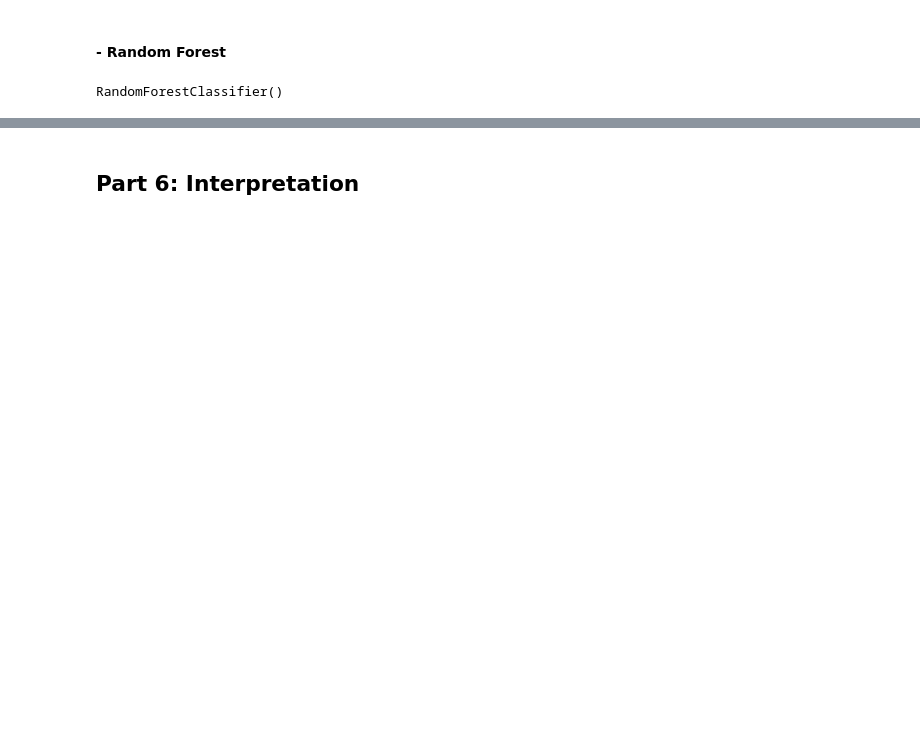
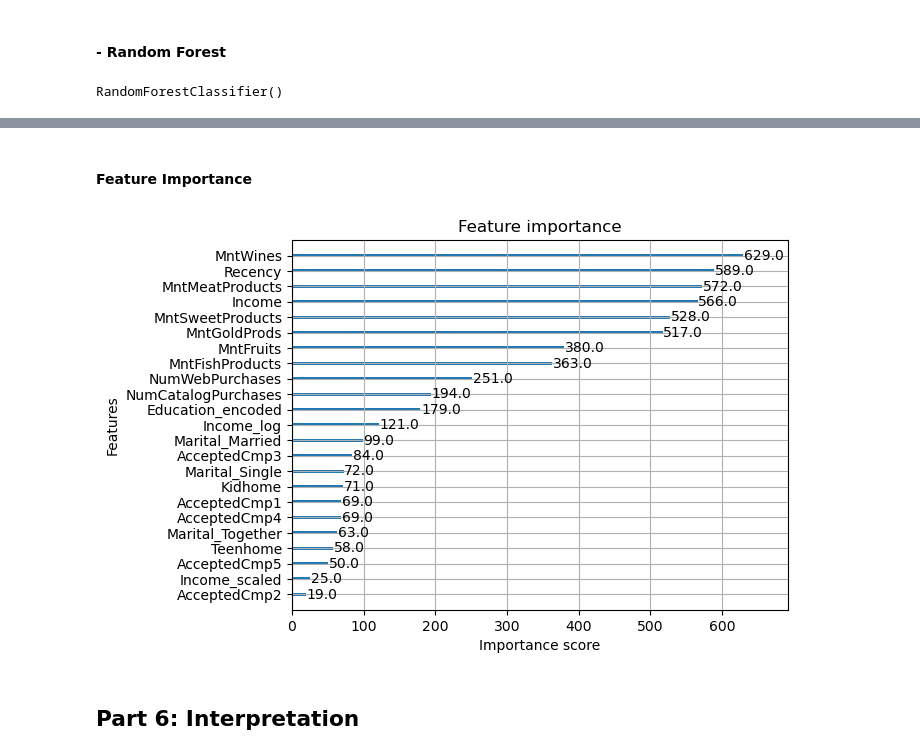
Before and after one commit to AnishaChoudhury02/Anisha-Tu-DATA300-Group-Project, a Jupyter notebook: Response Prediction.ipynb, the cells around one changed output, grey strips where cells are left out. Cells and saved outputs as stored; diff of their text form; code cells hidden in the pictures; blank space fills up the shorter version.

Commit message:
add xgboost

```diff
--- a/Response Prediction.ipynb
+++ b/Response Prediction.ipynb
@@ -387,7 +387,7 @@ plt.show()
 # %%
 #Split X and y for model training
 X_train_balanced = train_upsampled.drop(columns=['Response'])
-y_train_balanced = train_upsampled['Response'].to_numpy().reshape(-1, 1)
+y_train_balanced = train_upsampled['Response'].to_numpy().reshape(-1, 1).ravel()
 # %% [markdown]
 ## Models
 # %% [markdown]
@@ -520,0 +550,22 @@ print(feature_importance)
+# %%
+params =  {
+    'n_estimators': [100,200,300],
+    'max_depth': [3, 5, 7],
+    'learning_rate': [0.01, 0.1],
+    'subsample': [0.8, 1.0],
+    'colsample_bytree': [0.8, 1.0],
+    'gamma': [0,1],
+    'reg_alpha': [0, 0.1],
+    'reg_lambda': [1, 1.5],
+}
+grid_search = GridSearchCV(
+    estimator = xgb_clf,
+    param_grid = params,
+    scoring = 'recall',
+    cv = 5,
+    verbose = 1,
+    n_jobs = -1
+)
+
+grid_search.fit(X_train_balanced, y_train_balanced)
+print(grid_search.best_params_)
@@ -520,0 +575,4 @@ print(feature_importance)
+# %%
+best_clf = grid_search.best_estimator_
+y_pred_xgb_tune = best_clf.predict(X_test)
+print(classification_report(y_test, y_pred_xgb_tune))
@@ -521,2 +588,12 @@ print(feature_importance)
+# %% [markdown]
+#### Feature Importance
+# %%
+import matplotlib.pyplot as plt
+from xgboost import plot_importance
+
+plot_importance(best_clf)
+plt.show()
+# %% [output]
+[figure, added]
 # %% [markdown]
 ## Part 6: Interpretation
```
Also changed, not shown: parts of 20 cells of this notebook.
